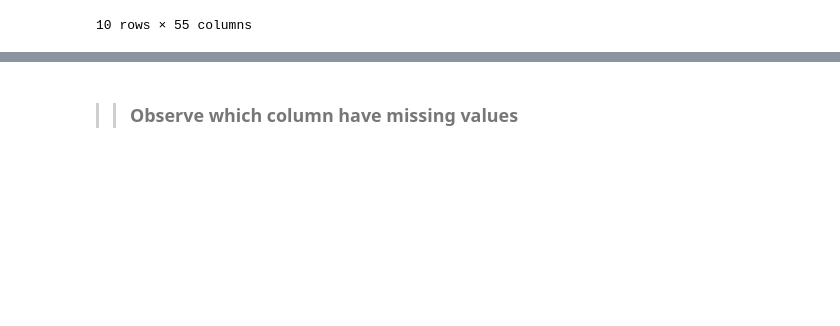
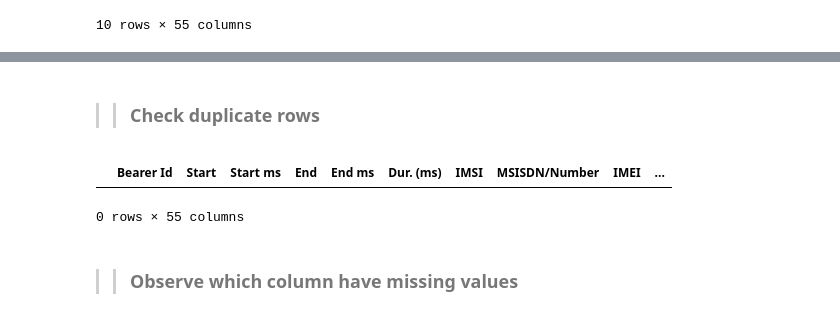
Before and after one commit to naolatomsa/TellCo, a Jupyter notebook: notebooks/userBehaviourAggregation.ipynb, the cells around one changed output, grey strips where cells are left out. Saved outputs shown, nothing was run; the diff lists cells and outputs as text; code cells hidden in the pictures; blank space fills up the shorter version.

```diff
--- a/notebooks/userBehaviourAggregation.ipynb
+++ b/notebooks/userBehaviourAggregation.ipynb
@@ -43,3 +63,11 @@ data.head(10)
+# %% [markdown]
+>> ### Check duplicate rows
+# %%
+duplecate = data[data.duplicated]
+duplecate
+# %% [output]
+|  | Bearer Id | Start | Start ms | End | End ms | Dur. (ms) | IMSI | MSISDN/Number | IMEI | ... |
+0 rows × 55 columns
 # %% [markdown]
 >> ### Observe which column have missing values
 # %%
```
Also changed, not shown: parts of 30 cells of this notebook, 1 other file.
